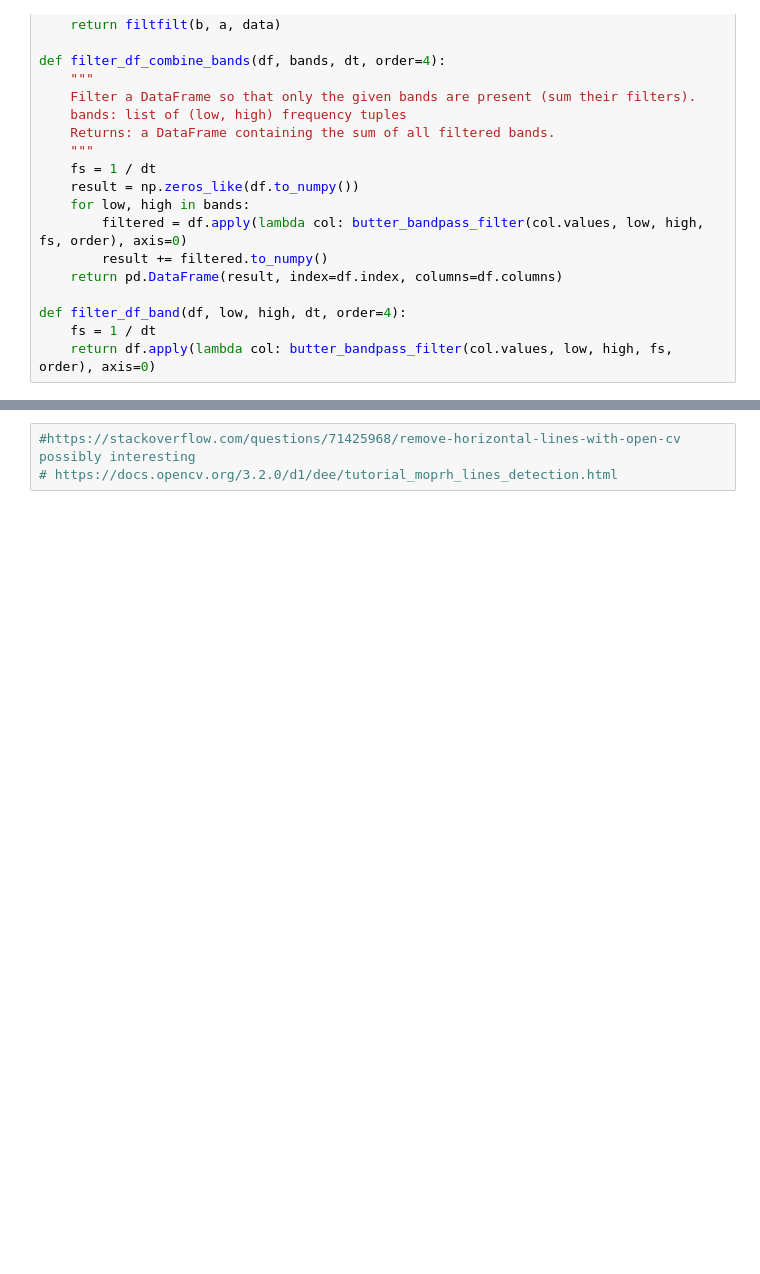
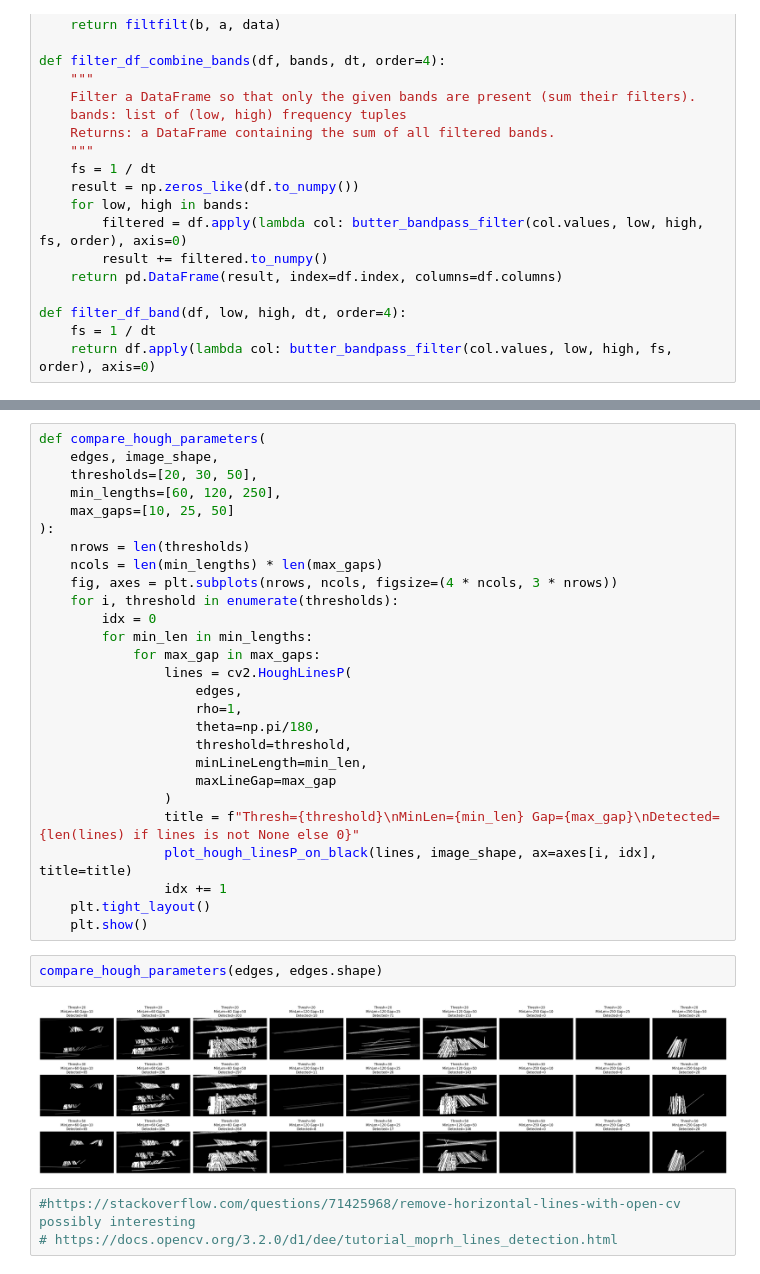
Before and after one commit to csuchorski/object_detection_DAS, a Jupyter notebook: notebook.ipynb, the cells around one changed output, grey strips where cells are left out. Cells and saved outputs as stored; diff of their text form; blank space fills up the shorter version.

```diff
--- a/notebook.ipynb
+++ b/notebook.ipynb
@@ -304,3 +320,34 @@ plot_hough_linesP_on_black(lines, edges.shape)
+# %%
+def compare_hough_parameters(
+    edges, image_shape,
+    thresholds=[20, 30, 50],
+    min_lengths=[60, 120, 250],
+    max_gaps=[10, 25, 50]
+):
+    nrows = len(thresholds)
+    ncols = len(min_lengths) * len(max_gaps)
+    fig, axes = plt.subplots(nrows, ncols, figsize=(4 * ncols, 3 * nrows))
+    for i, threshold in enumerate(thresholds):
+        idx = 0
+        for min_len in min_lengths:
+            for max_gap in max_gaps:
+                lines = cv2.HoughLinesP(
+                    edges,
+                    rho=1,
+                    theta=np.pi/180,
+                    threshold=threshold,
+                    minLineLength=min_len,
+                    maxLineGap=max_gap
+                )
+                title = f"Thresh={threshold}\nMinLen={min_len} Gap={max_gap}\nDetected={len(lines) if lines is not None else 0}"
+                plot_hough_linesP_on_black(lines, image_shape, ax=axes[i, idx], title=title)
+                idx += 1
+    plt.tight_layout()
+    plt.show()
+# %%
+compare_hough_parameters(edges, edges.shape)
+# %% [output]
+[figure, added]
 # %%
 #https://stackoverflow.com/questions/71425968/remove-horizontal-lines-with-open-cv possibly interesting
 # https://docs.opencv.org/3.2.0/d1/dee/tutorial_moprh_lines_detection.html
```
Also changed, not shown: parts of 5 cells of this notebook.
